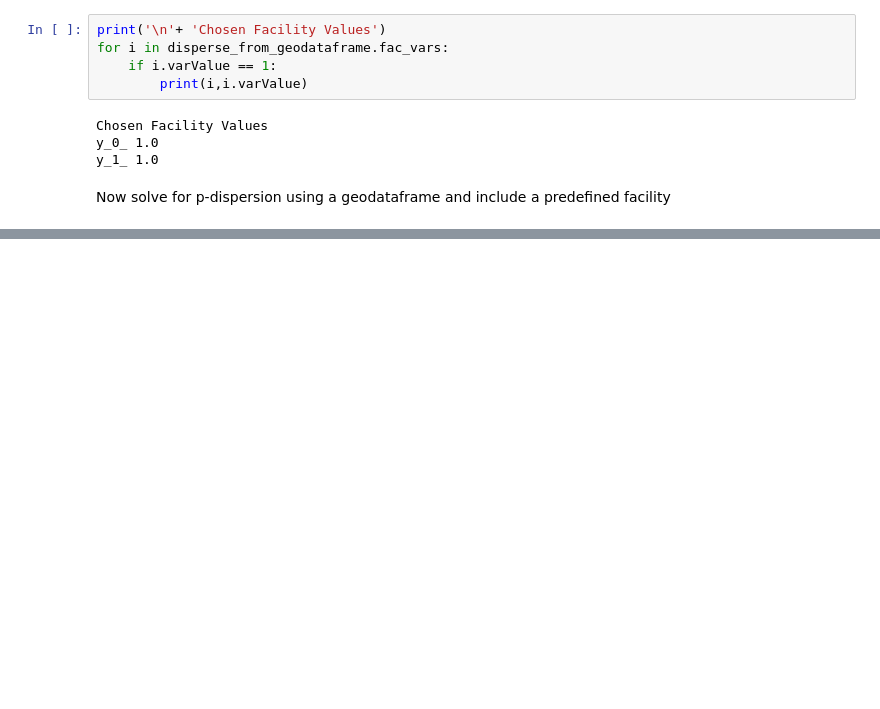
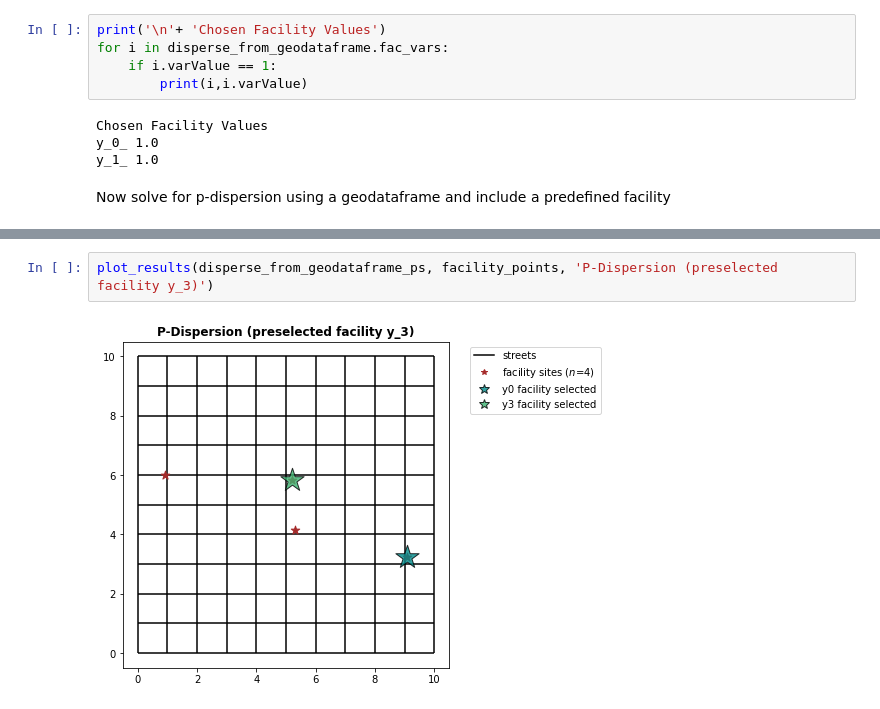
Before and after one commit to pysal/spopt, a Jupyter notebook: notebooks/p-dispersion.ipynb, the cells around one changed output, grey strips where cells are left out. Drawn from its saved outputs; the diff is of its cells as text; blank space fills up the shorter version.

```diff
--- a/notebooks/p-dispersion.ipynb
+++ b/notebooks/p-dispersion.ipynb
@@ -177,0 +271,4 @@ y_3_ 1.0
+# %%
+plot_results(disperse_from_geodataframe_ps, facility_points, 'P-Dispersion (preselected facility y_3)')
+# %% [output]
+[figure, added]
```
Also changed, not shown: parts of 7 cells of this notebook.
